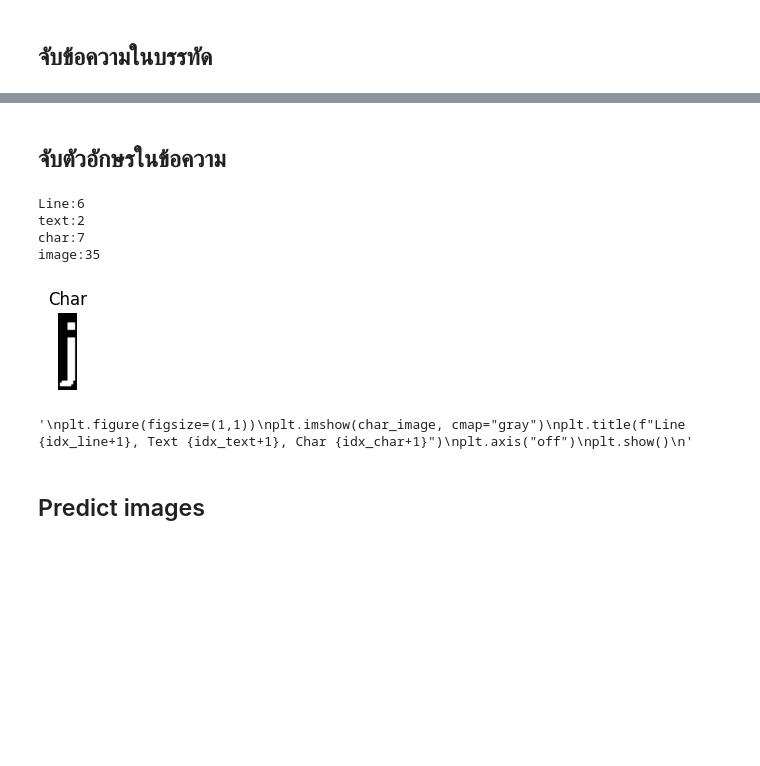
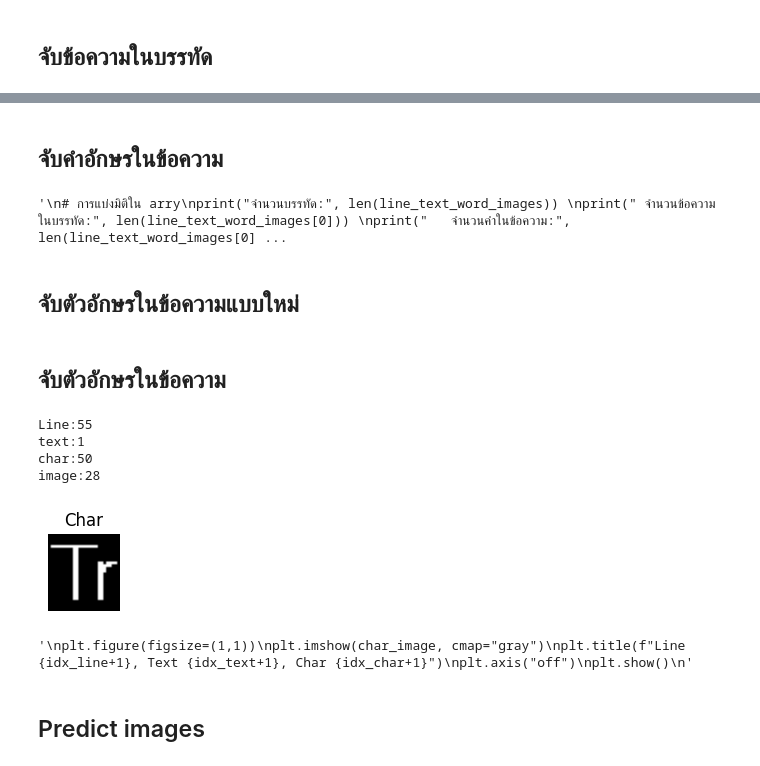
Before and after one commit to kunimpan/ocr-engine-python, a Jupyter notebook: scripts/ocr_transcripts.ipynb, the cells around one changed output, grey strips where cells are left out. Drawn from its saved outputs; the diff is of its cells as text; code cells hidden in the pictures; blank space fills up the shorter version.

```diff
--- a/scripts/ocr_transcripts.ipynb
+++ b/scripts/ocr_transcripts.ipynb
@@ -12,7 +12,8 @@ output_folder.mkdir(exist_ok=True)
 
 # โหลดภาพ
 #image = cv2.imread("../data/test_images/transcript/Transcript.jpg")
-image = cv2.imread("../data/test_images/word_images/word_9.jpg")
+#image = cv2.imread("../data/test_images/transcript/Transcript2.jpg")
+image = cv2.imread("../data/test_images/word_images/word_12.jpg")
 if image is None:
     raise FileNotFoundError("ไม่พบไฟล์ภาพ กรุณาตรวจสอบเส้นทางของไฟล์")
 
@@ -166,0 +151,40 @@ for idx, line in enumerate(line_text_groups_images):
+# %% [markdown]
+## จับคำอักษรในข้อความ
+# %%
+def divide_word_in_text(text_img, histogram_word):
+    word_group_img = []
+    for idx_histo, histo_word in enumerate(histogram_word):
+        start_col = histo_word[0]
+        end_col = histo_word[1]
+        word_img = text_img[:, start_col-3:end_col+4]
+        #print("    ", start_col, end_col)
+        word_group_img.append(word_img)
+
+    return word_group_img
+
+line_text_word_images = []
+for idx_line, line_text in enumerate(line_text_groups_images):
+    #print("บรรทัดที่:", idx_line+1)
+    word_in_text_group = []
+    for idx_text, text_img in enumerate(line_text):
+        #print("   ข้อวามที่:", idx_text+1)
+        histogram_word = histogram_projection(text_img, 8)
+        word_img = divide_word_in_text(text_img, histogram_word)
+        word_in_text_group.append(word_img)
+    line_text_word_images.append(word_in_text_group)
+
+'''
+# การแบ่งมิติใน arry
+print("จำนวนบรรทัด:", len(line_text_word_images))
+print(" จำนวนข้อความในบรรทัด:", len(line_text_word_images[0]))
+print("   จำนวนคำในข้อความ:", len(line_text_word_images[0][1]))
+print("     รูปคำ:", len(line_text_word_images[0][0][0]))
+plt.figure(figsize=(2,2))
+plt.imshow(line_text_word_images[0][0][0], cmap="gray")
+plt.title("word")
+plt.axis("off")
+'''
+# %% [output]
+'\n# การแบ่งมิติใน arry\nprint("จำนวนบรรทัด:", len(line_text_word_images)) \nprint(" จำนวนข้อความในบรรทัด:", len(line_text_word_images[0])) \nprint("   จำนวนคำในข้อความ:", len(line_text_word_images[0] ...
+# %% [markdown]
+## จับตัวอักษรในข้อความแบบใหม่
@@ -230,39 +359,39 @@ for idx_line, line_text in enumerate(line_text_groups_images):
         #print(f'line {idx_line+1}, word {idx_text+1}, len {len(char_histogram)}')
 
         char_group_images = [] #กลุ่มรูปภาพต่อตัวอักษร
         for idx_char, char_his in enumerate(char_histogram):
             char_image = segment_image_horizontal_V2(char_his, text_image)
             char_contour_image = contour_image(char_image)
             char_group_images.append(char_contour_image)
 
         text_group_images.append(char_group_images)
 
     text_char_group_images.append(text_group_images)
 
 print(f"Line:{len(text_char_group_images)}") #กลุ่มบรรทัด
 print(f"text:{len(text_char_group_images[0])}") #กลุ่มข้อความในบรรทัด
 print(f"char:{len(text_char_group_images[0][0])}") #กลุ่มตัวอักษรในข้อความ
 print(f"image:{len(text_char_group_images[0][0][0])}") #รูปภาพตัวอักษร
 
 plt.figure(figsize=(1,1))
-plt.imshow(text_char_group_images[0][1][9], cmap="gray")
+plt.imshow(text_char_group_images[0][0][0], cmap="gray")
 plt.title(f"Char")
 plt.axis("off")
 plt.show()
 
 '''
 plt.figure(figsize=(1,1))
 plt.imshow(char_image, cmap="gray")
 plt.title(f"Line {idx_line+1}, Text {idx_text+1}, Char {idx_char+1}")
 plt.axis("off")
 plt.show()
 '''
 # %% [output]
-Line:6
-text:2
-char:7
-image:35
+Line:55
+text:1
+char:50
+image:28
-[figure, old version]
+[figure, new version]
 '\nplt.figure(figsize=(1,1))\nplt.imshow(char_image, cmap="gray")\nplt.title(f"Line {idx_line+1}, Text {idx_text+1}, Char {idx_char+1}")\nplt.axis("off")\nplt.show()\n'
 # %% [markdown]
 ## Predict images
```
Also changed, not shown: parts of 6 cells of this notebook, 24 other files.
